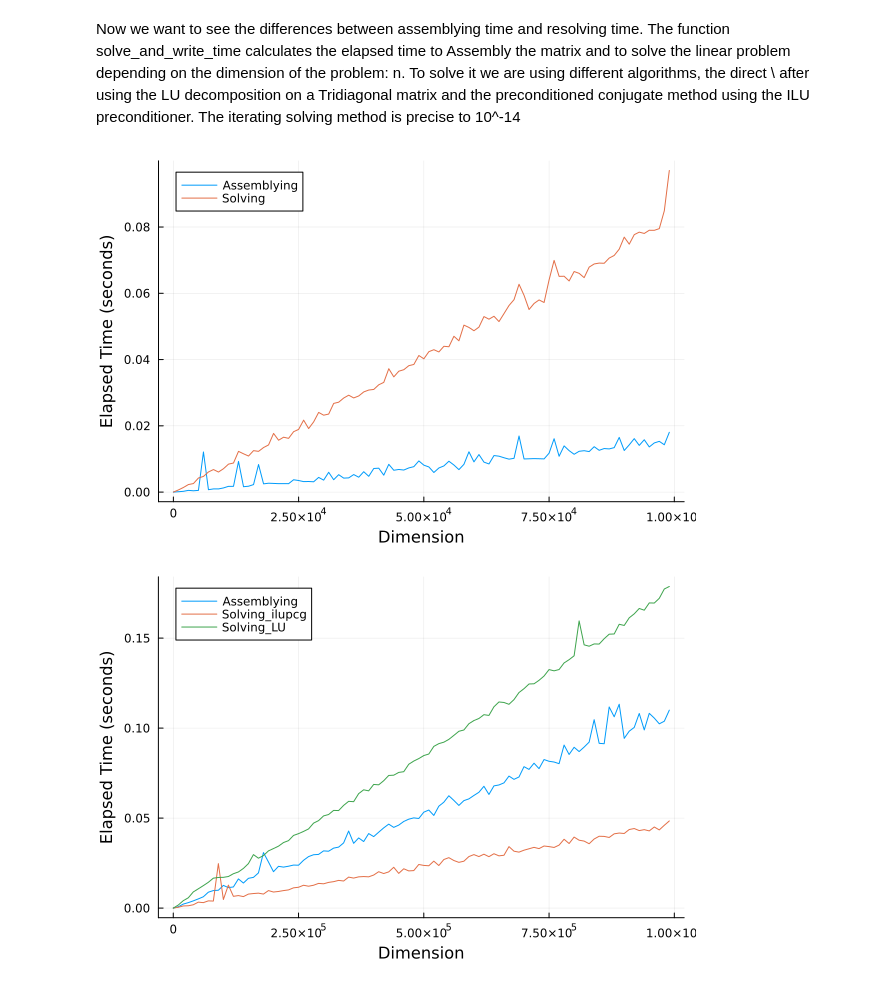
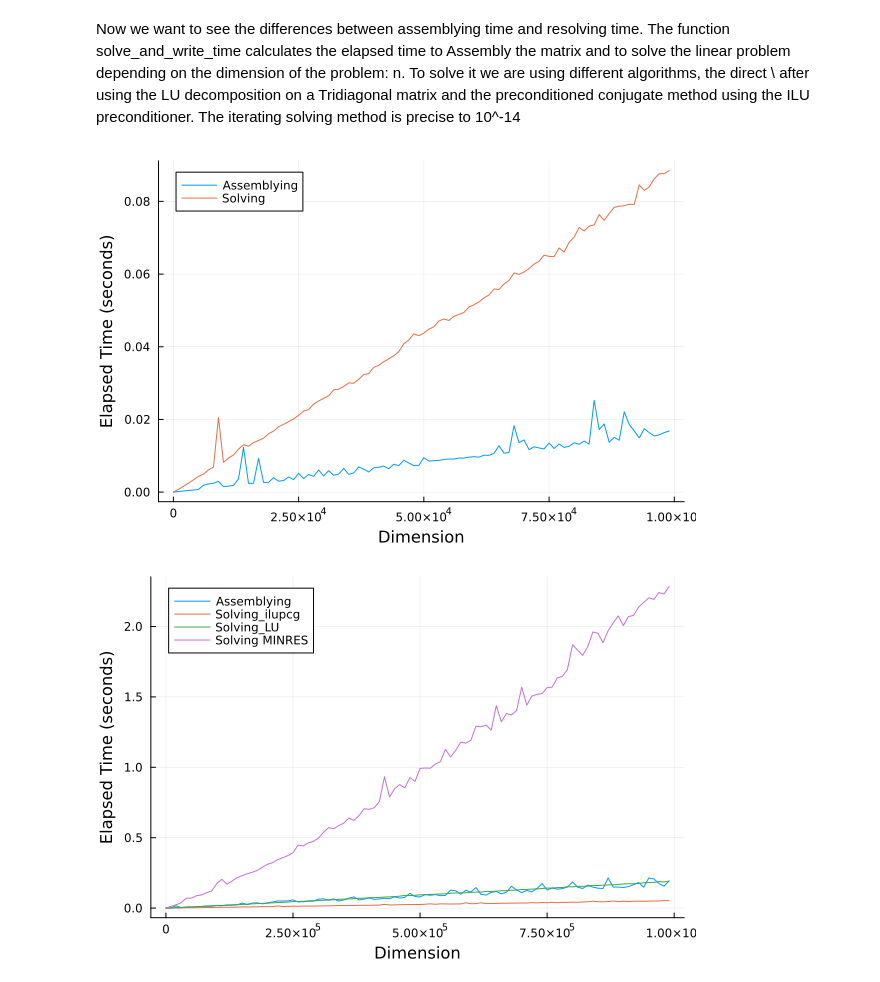
Before and after one commit to Dr4k3z/Athens-FEM, a Jupyter notebook: task4+task5.ipynb, the cells around one changed output. Cells and saved outputs as stored; diff of their text form; code cells hidden in the pictures.

```diff
--- a/task4+task5.ipynb
+++ b/task4+task5.ipynb
@@ -41,7 +46,7 @@ function genMesh(nelements::Int64)::Mesh
     h = 1/nelements
     nnodes = nelements+1
     dofPerElement = 2
-    x = Vector{Float64}(0:h:1)
+    x = Vector{Float64}(1:h:2)
     # what does the undef do here?
     Elements = Array{Element,1}(undef,nelements)
     for i in 1:nelements
@@ -95,10 +100,10 @@ function genStiffMat(mesh::Mesh, densityFunc::C) where C
     A = sparse(I,J,Avalues)
 
     #Dirichlet BC on left node
-    A[mesh.bndNodeIds[1],1] = 1.
-    A[mesh.bndNodeIds[1],2] = 0.
+    #A[mesh.bndNodeIds[1],1] = 1.
+    #A[mesh.bndNodeIds[1],2] = 0.
     #Neumann BC on right node - no need to change the matrix
-
+    #print(A)
     return A;
 end
 
@@ -142,8 +147,8 @@ function genVector(mesh, sourceFct::F) where F
     end
 
     #Boundary conditions
-    f[mesh.bndNodeIds[1]] = 0.
-    f[mesh.bndNodeIds[2]] = 0.
+    #f[mesh.bndNodeIds[1]] = 0.
+    #f[mesh.bndNodeIds[2]] = 0.
 
     return f;
 end
@@ -228,13 +243,18 @@ function solve_and_write_time(n)
     # Measure the time to solve the linear system
     elapsed_time_assembly = @elapsed begin
         mesh = genMesh(n)
-        c(x) = 1
+        c(x) = x
         S = genStiffMat(mesh,c)
         M = genMassMat(mesh)
-        fsource(x) = 1
+        fsource(x) = x*(x-1)
         f = genVector(mesh,fsource)
-        A = S + M;
-        A = Tridiagonal(A);
+
+        A = S - M
+        A[1,1] = 1.
+        A[1,2] = 0.
+
+        f[1] = 0.
+        A=Tridiagonal(A);
     end
     ret[1] = elapsed_time_assembly
 
@@ -262,7 +282,7 @@ end
 plot(dimensions, times_assembly, xlabel="Dimension", ylabel="Elapsed Time (seconds)", label="Assemblying", legend=:topleft)
 plot!(dimensions, times_solving, label="Solving")
 # %% [output]
-[figure, old version]
+[figure, new version]
 # %%
 function LU_pre(m)
     return lu(m)
@@ -278,8 +298,8 @@ end
 
 function solve_and_write_time(n)
 
-    ret = zeros(3);
-    # Measure the time to solve the linear system
+    ret = zeros(4);
+    # Measure the time to assembly the linear system
     elapsed_time_assembly = @elapsed begin
         mesh = genMesh(n)
         c(x) = 1
@@ -290,36 +310,52 @@ function solve_and_write_time(n)
         A = S + M;
     end
     ret[1] = elapsed_time_assembly
+
+    #Measure the time to solve the linear system with the cg method
     preconditioner = ilu(A)
     elapsed_time_solving = @elapsed begin
         x = cg(A, f, Pl=preconditioner)
     end
     ret[2] = elapsed_time_solving
+
+    #Measure the time to solve the linear system with the MINRES algorithm
+    elapsed_time_minres = @elapsed begin
+        abstol=1e-14
+        x=minres(A,f,maxiter=200,abstol=abstol)
+    end
+    ret[4] = elapsed_time_minres
+
+    #Measure the time to solve the linear system with the LU decomposition and \ operator
     A=Tridiagonal(A)
     luMat = LU_pre(A)
     elapsed_time_LU = @elapsed begin
         x = LU_calc(luMat, f)
     end
     ret[3]=elapsed_time_LU
+
+
     return ret
 end
 
 # Set the dimensions for the loop (e.g., from 2 to 100000 with a step of 1000)
 dimensions = 2:10000:1000000
 times_assembly = []
 times_solving = []
 times_LU = []
+times_minres = []
 # Solve linear systems and collect elapsed times
 for n in dimensions
     time = solve_and_write_time(n)
     push!(times_assembly, time[1])
     push!(times_solving, time[2])
     push!(times_LU,time[3])
+    push!(times_minres,time[4])
 end
 
 # Plot the graph
 plot(dimensions, times_assembly, xlabel="Dimension", ylabel="Elapsed Time (seconds)", label="Assemblying", legend=:topleft)
 plot!(dimensions, times_solving, label="Solving_ilupcg")
 plot!(dimensions,times_LU, label="Solving_LU")
+plot!(dimensions,times_minres, label="Solving MINRES")
 # %% [output]
-[figure, old version]
+[figure, new version]
```
Also changed, not shown: parts of 5 cells of this notebook, 1 other file.
